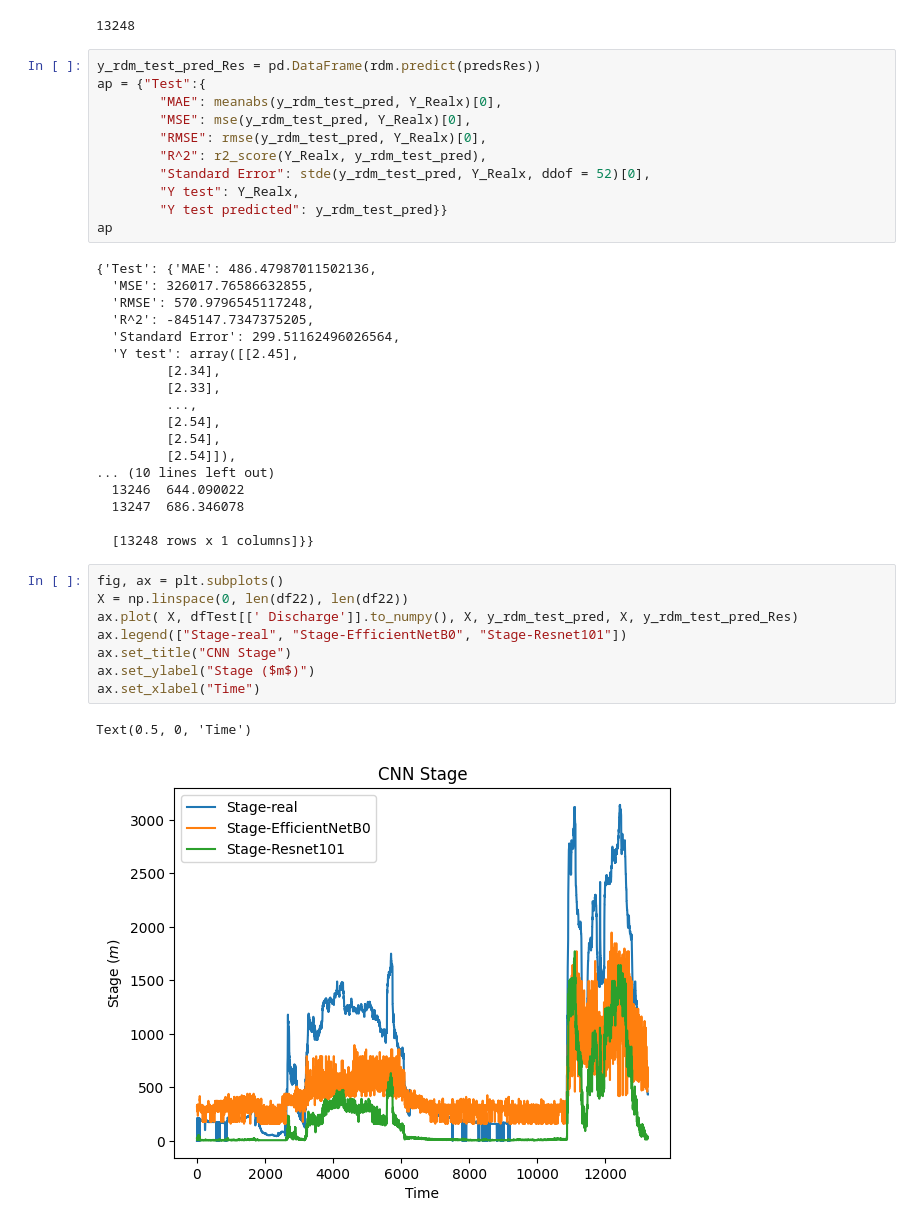
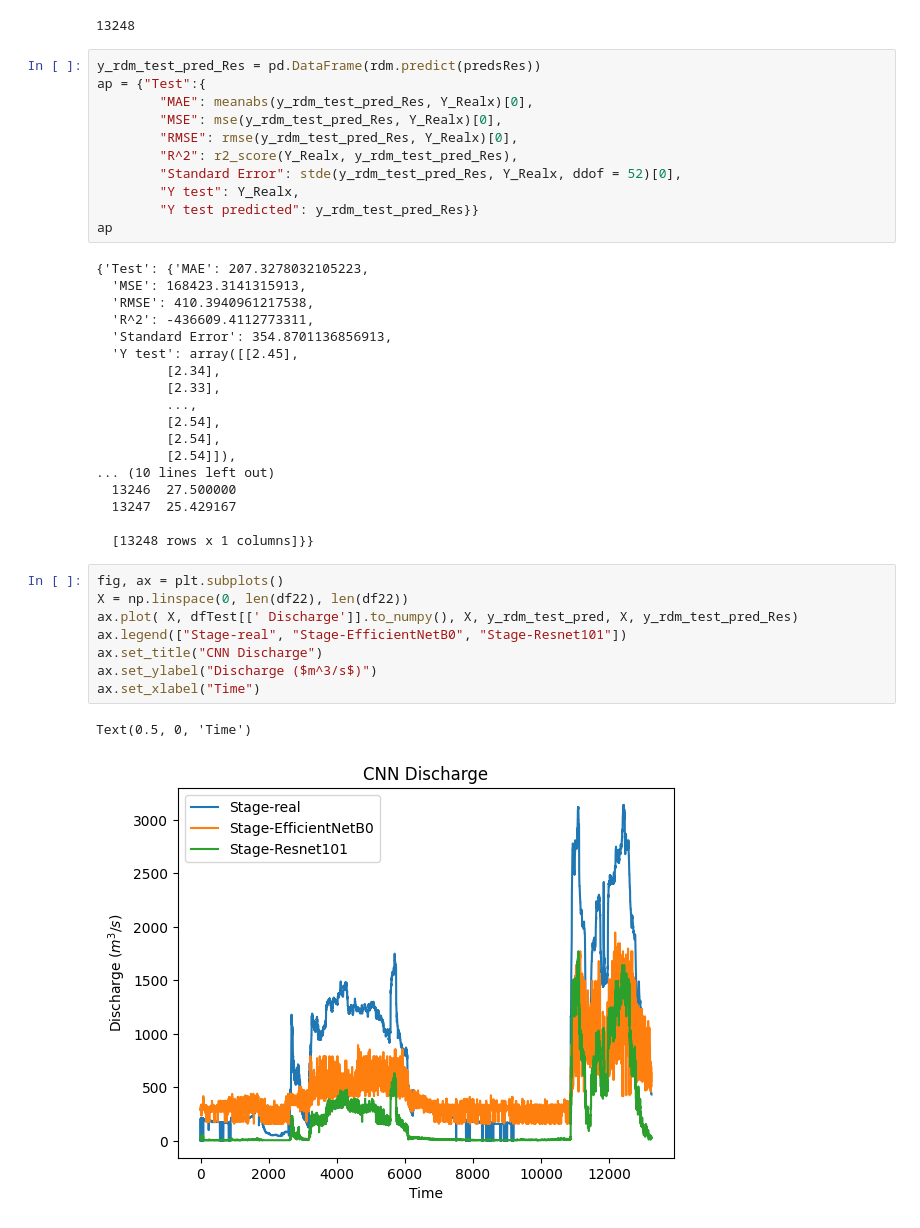
Before and after one commit to PanaDevOps/Stage-Discharge, a Jupyter notebook: cnn_models/results.ipynb, the cells around one changed output. Cells and saved outputs as stored; diff of their text form.

Commit message:
error in results

```diff
--- a/cnn_models/results.ipynb
+++ b/cnn_models/results.ipynb
@@ -137,20 +137,20 @@ len(predsRes)
 # %%
 y_rdm_test_pred_Res = pd.DataFrame(rdm.predict(predsRes))
 ap = {"Test":{
-        "MAE": meanabs(y_rdm_test_pred, Y_Realx)[0],
-        "MSE": mse(y_rdm_test_pred, Y_Realx)[0],
-        "RMSE": rmse(y_rdm_test_pred, Y_Realx)[0],
-        "R^2": r2_score(Y_Realx, y_rdm_test_pred),
-        "Standard Error": stde(y_rdm_test_pred, Y_Realx, ddof = 52)[0],
+        "MAE": meanabs(y_rdm_test_pred_Res, Y_Realx)[0],
+        "MSE": mse(y_rdm_test_pred_Res, Y_Realx)[0],
+        "RMSE": rmse(y_rdm_test_pred_Res, Y_Realx)[0],
+        "R^2": r2_score(Y_Realx, y_rdm_test_pred_Res),
+        "Standard Error": stde(y_rdm_test_pred_Res, Y_Realx, ddof = 52)[0],
         "Y test": Y_Realx,
-        "Y test predicted": y_rdm_test_pred}}
+        "Y test predicted": y_rdm_test_pred_Res}}
 ap
 # %% [output]
-{'Test': {'MAE': 486.47987011502136,
-  'MSE': 326017.76586632855,
-  'RMSE': 570.9796545117248,
-  'R^2': -845147.7347375205,
-  'Standard Error': 299.51162496026564,
+{'Test': {'MAE': 207.3278032105223,
+  'MSE': 168423.3141315913,
+  'RMSE': 410.3940961217538,
+  'R^2': -436609.4112773311,
+  'Standard Error': 354.8701136856913,
   'Y test': array([[2.45],
          [2.34],
          [2.33],
@@ -159,18 +159,18 @@ ap
          [2.54],
          [2.54]]),
 ... (10 lines left out)
-  13246  644.090022
-  13247  686.346078
+  13246  27.500000
+  13247  25.429167
 
   [13248 rows x 1 columns]}}
 # %%
 fig, ax = plt.subplots()
 X = np.linspace(0, len(df22), len(df22))
 ax.plot( X, dfTest[[' Discharge']].to_numpy(), X, y_rdm_test_pred, X, y_rdm_test_pred_Res)
 ax.legend(["Stage-real", "Stage-EfficientNetB0", "Stage-Resnet101"])
-ax.set_title("CNN Stage")
-ax.set_ylabel("Stage ($m$)")
+ax.set_title("CNN Discharge")
+ax.set_ylabel("Discharge ($m^3/s$)")
 ax.set_xlabel("Time")
 # %% [output]
 Text(0.5, 0, 'Time')
-[figure, old version]
+[figure, new version]
```
